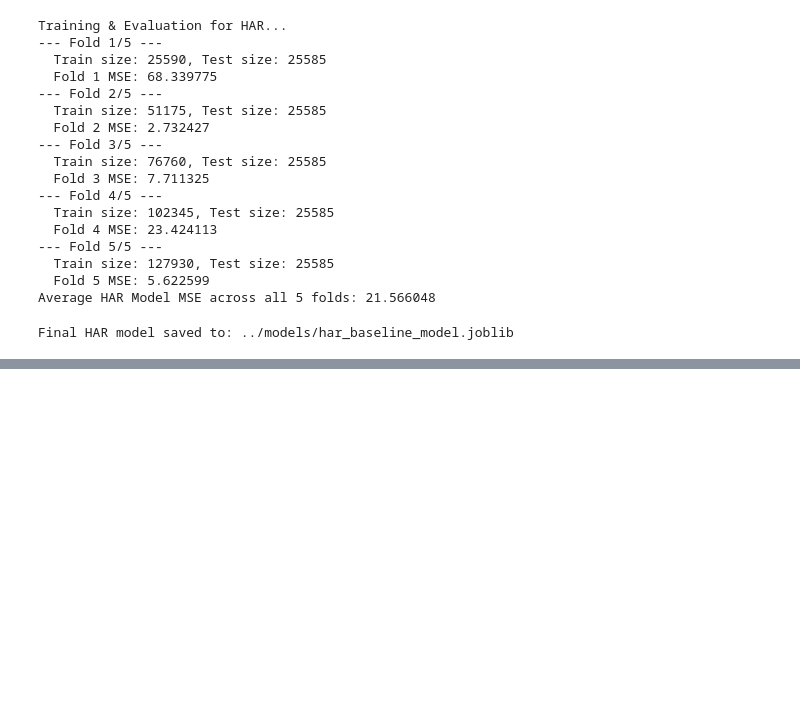
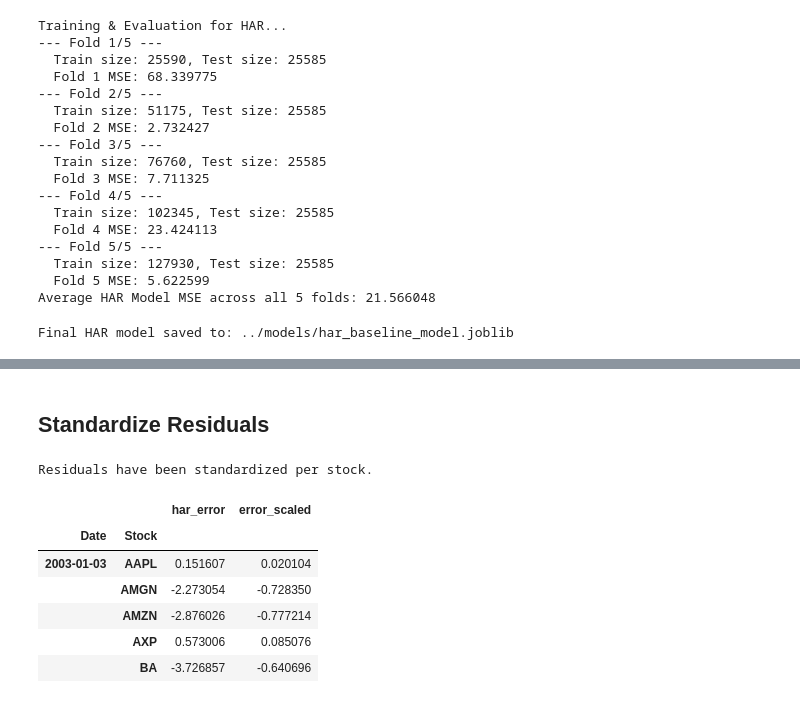
Before and after one commit to samfan-27/MLProject, a Jupyter notebook: notebooks/03_model_building.ipynb, the cells around one changed output, grey strips where cells are left out. Saved outputs shown, nothing was run; the diff lists cells and outputs as text; code cells hidden in the pictures; blank space fills up the shorter version.

```diff
--- a/notebooks/03_model_building.ipynb
+++ b/notebooks/03_model_building.ipynb
@@ -136,0 +168,17 @@ Final HAR model saved to: ../models/har_baseline_model.joblib
+# %% [markdown]
+## Standardize Residuals
+# %%
+scaler = StandardScaler()
+df['error_scaled'] = df.groupby(level='Stock')['har_error'].transform(lambda x: scaler.fit_transform(x.values.reshape(-1, 1)).flatten())
+
+print("Residuals have been standardized per stock.")
+display(df[['har_error', 'error_scaled']].head())
+# %% [output]
+Residuals have been standardized per stock.
+|  |  | har_error | error_scaled |
+| Date | Stock |  |  |
+| 2003-01-03 | AAPL | 0.151607 | 0.020104 |
+|  | AMGN | -2.273054 | -0.728350 |
+|  | AMZN | -2.876026 | -0.777214 |
+|  | AXP | 0.573006 | 0.085076 |
+|  | BA | -3.726857 | -0.640696 |
```
Also changed, not shown: parts of 12 cells of this notebook.
